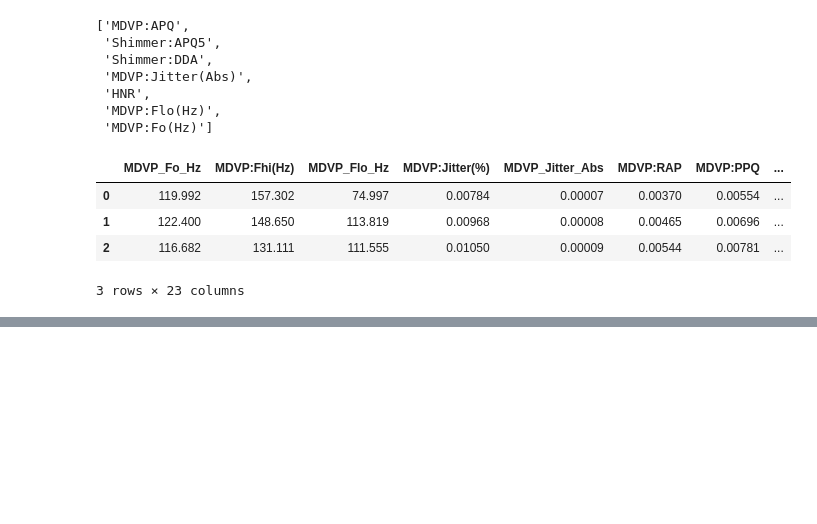
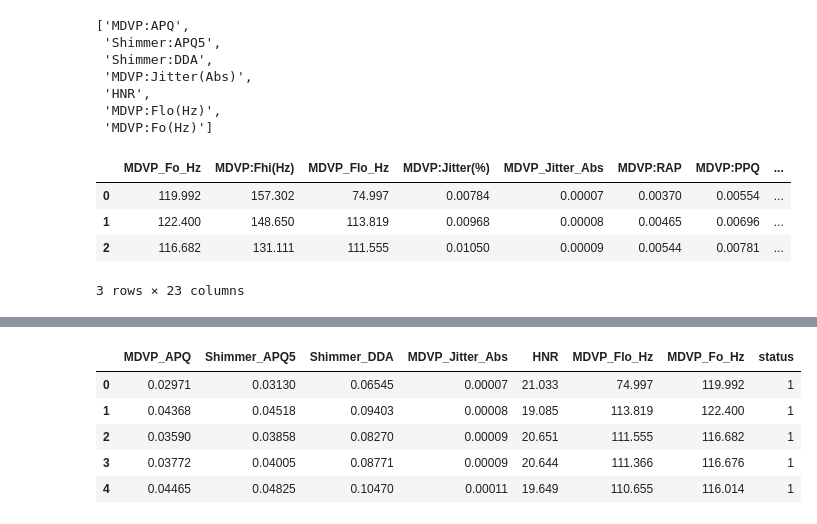
Before and after one commit to GreatLearningAIML1/aiml-ml-hyd-nov-18-batch-sumugapadman, a Jupyter notebook: Ensemble Techniques - Project 1/Ensemble Techniques_R3_Project1_Parkinson’s Disease.ipynb, the cells around one changed output, grey strips where cells are left out. Cells and saved outputs as stored; diff of their text form; code cells hidden in the pictures; blank space fills up the shorter version.

```diff
--- a/Ensemble Techniques - Project 1/Ensemble Techniques_R3_Project1_Parkinson’s Disease.ipynb
+++ b/Ensemble Techniques - Project 1/Ensemble Techniques_R3_Project1_Parkinson’s Disease.ipynb
@@ -325,0 +360,11 @@ parkinsons_df.head(3)
+# %%
+final_variables = ['MDVP_APQ','Shimmer_APQ5','Shimmer_DDA','MDVP_Jitter_Abs','HNR','MDVP_Flo_Hz','MDVP_Fo_Hz','status']
+dataset = parkinsons_df[final_variables].copy(deep = True)
+dataset.head()
+# %% [output]
+|  | MDVP_APQ | Shimmer_APQ5 | Shimmer_DDA | MDVP_Jitter_Abs | HNR | MDVP_Flo_Hz | MDVP_Fo_Hz | status |
+| 0 | 0.02971 | 0.03130 | 0.06545 | 0.00007 | 21.033 | 74.997 | 119.992 | 1 |
+| 1 | 0.04368 | 0.04518 | 0.09403 | 0.00008 | 19.085 | 113.819 | 122.400 | 1 |
+| 2 | 0.03590 | 0.03858 | 0.08270 | 0.00009 | 20.651 | 111.555 | 116.682 | 1 |
+| 3 | 0.03772 | 0.04005 | 0.08771 | 0.00009 | 20.644 | 111.366 | 116.676 | 1 |
+| 4 | 0.04465 | 0.04825 | 0.10470 | 0.00011 | 19.649 | 110.655 | 116.014 | 1 |
```
Also changed, not shown: parts of 39 cells of this notebook.
